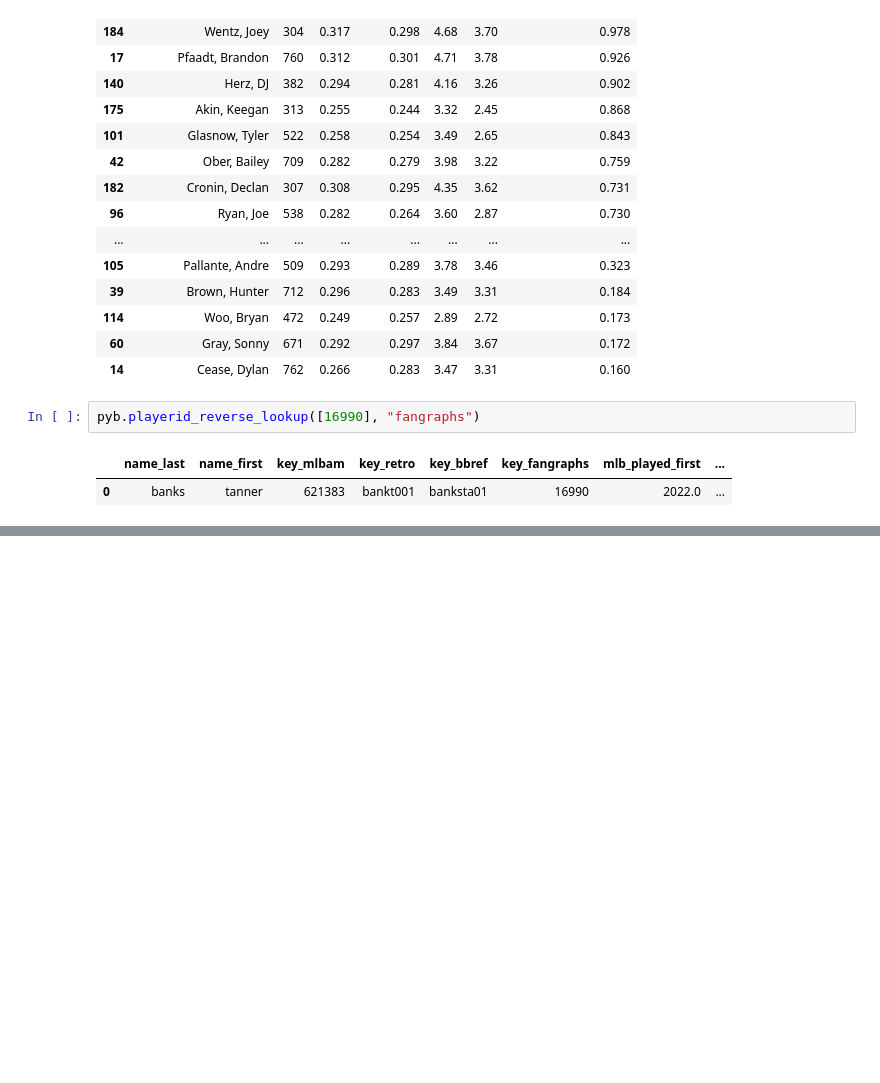
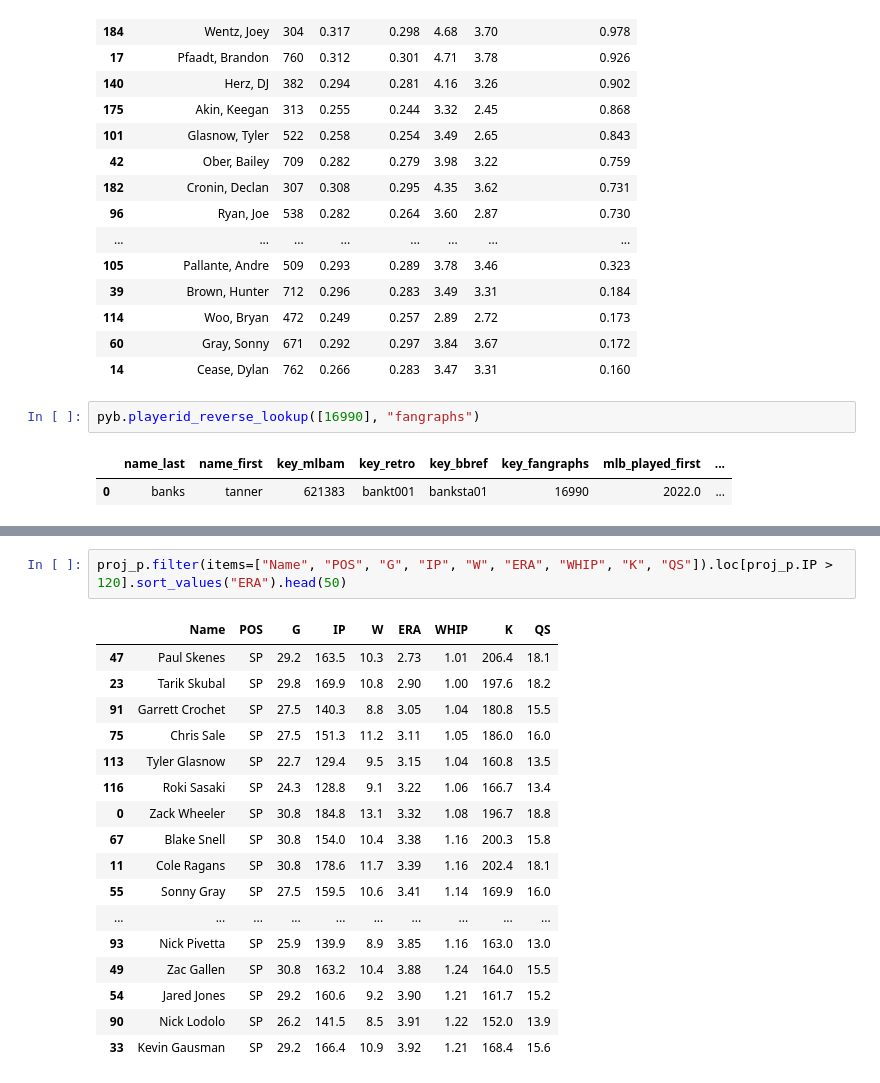
Before and after one commit to mineawesomeman/fantasy-bb-prep, a Jupyter notebook: gem-finder.ipynb, the cells around one changed output, grey strips where cells are left out. Saved outputs shown, nothing was run; the diff lists cells and outputs as text; blank space fills up the shorter version.

```diff
--- a/gem-finder.ipynb
+++ b/gem-finder.ipynb
@@ -118,0 +150,20 @@ pyb.playerid_reverse_lookup([16990], "fangraphs")
+# %%
+proj_p.filter(items=["Name", "POS", "G", "IP", "W", "ERA", "WHIP", "K", "QS"]).loc[proj_p.IP > 120].sort_values("ERA").head(50)
+# %% [output]
+|  | Name | POS | G | IP | W | ERA | WHIP | K | QS |
+| 47 | Paul Skenes | SP | 29.2 | 163.5 | 10.3 | 2.73 | 1.01 | 206.4 | 18.1 |
+| 23 | Tarik Skubal | SP | 29.8 | 169.9 | 10.8 | 2.90 | 1.00 | 197.6 | 18.2 |
+| 91 | Garrett Crochet | SP | 27.5 | 140.3 | 8.8 | 3.05 | 1.04 | 180.8 | 15.5 |
+| 75 | Chris Sale | SP | 27.5 | 151.3 | 11.2 | 3.11 | 1.05 | 186.0 | 16.0 |
+| 113 | Tyler Glasnow | SP | 22.7 | 129.4 | 9.5 | 3.15 | 1.04 | 160.8 | 13.5 |
+| 116 | Roki Sasaki | SP | 24.3 | 128.8 | 9.1 | 3.22 | 1.06 | 166.7 | 13.4 |
+| 0 | Zack Wheeler | SP | 30.8 | 184.8 | 13.1 | 3.32 | 1.08 | 196.7 | 18.8 |
+| 67 | Blake Snell | SP | 30.8 | 154.0 | 10.4 | 3.38 | 1.16 | 200.3 | 15.8 |
+| 11 | Cole Ragans | SP | 30.8 | 178.6 | 11.7 | 3.39 | 1.16 | 202.4 | 18.1 |
+| 55 | Sonny Gray | SP | 27.5 | 159.5 | 10.6 | 3.41 | 1.14 | 169.9 | 16.0 |
+| ... | ... | ... | ... | ... | ... | ... | ... | ... | ... |
+| 93 | Nick Pivetta | SP | 25.9 | 139.9 | 8.9 | 3.85 | 1.16 | 163.0 | 13.0 |
+| 49 | Zac Gallen | SP | 30.8 | 163.2 | 10.4 | 3.88 | 1.24 | 164.0 | 15.5 |
+| 54 | Jared Jones | SP | 29.2 | 160.6 | 9.2 | 3.90 | 1.21 | 161.7 | 15.2 |
+| 90 | Nick Lodolo | SP | 26.2 | 141.5 | 8.5 | 3.91 | 1.22 | 152.0 | 13.9 |
+| 33 | Kevin Gausman | SP | 29.2 | 166.4 | 10.9 | 3.92 | 1.21 | 168.4 | 15.6 |
```
Also changed, not shown: parts of 4 cells of this notebook, 4 other files.
